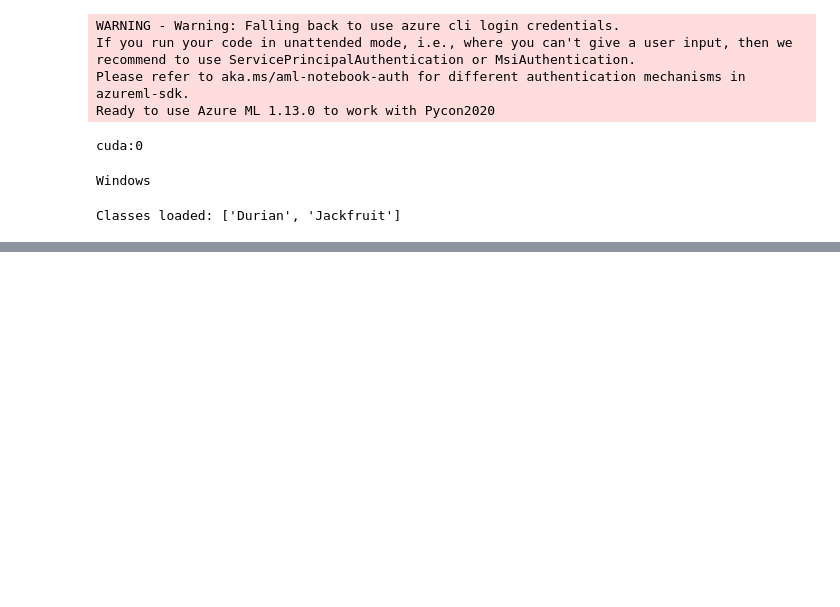
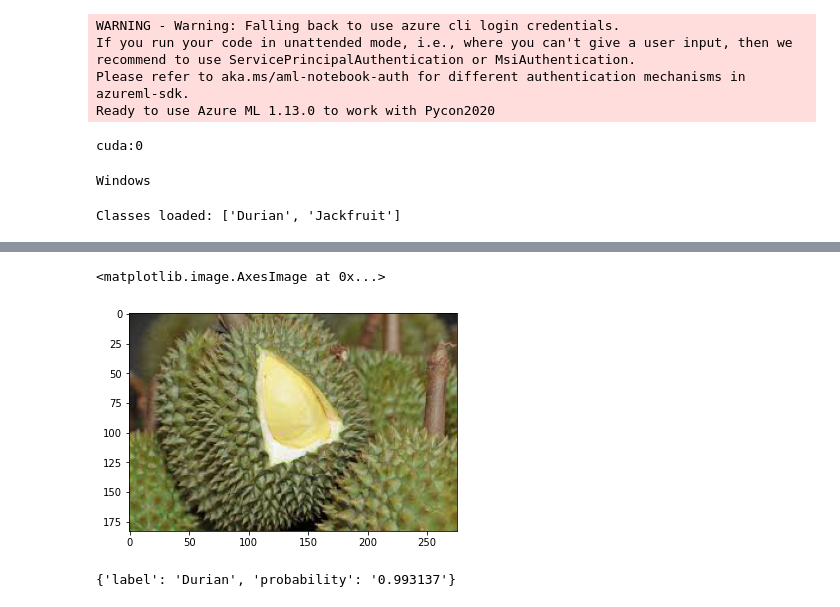
Before and after one commit to joaobi/pycon2020, a Jupyter notebook: durian.ipynb, the cells around one changed output, grey strips where cells are left out. Drawn from its saved outputs; the diff is of its cells as text; code cells hidden in the pictures; blank space fills up the shorter version.

```diff
--- a/durian.ipynb
+++ b/durian.ipynb
@@ -255,2 +255,12 @@ Predicted   :  Durian Jackfruit Jackfruit Jackfruit
 
 Accuracy of the network on the test images: 100 %
+# %%
+import json
+from PIL import Image
+import matplotlib.pyplot as plt
+
+%matplotlib inline
+plt.imshow(Image.open('data/test/Durian/images (2).jpg'))
+# %% [output]
+<matplotlib.image.AxesImage at 0x...>
+[figure, added]
@@ -256,0 +304,4 @@ Accuracy of the network on the test images: 100 %
+# %%
+result
+# %% [output]
+{'label': 'Durian', 'probability': '0.993137'}
```
Also changed, not shown: parts of 7 cells of this notebook, 1 other file.
